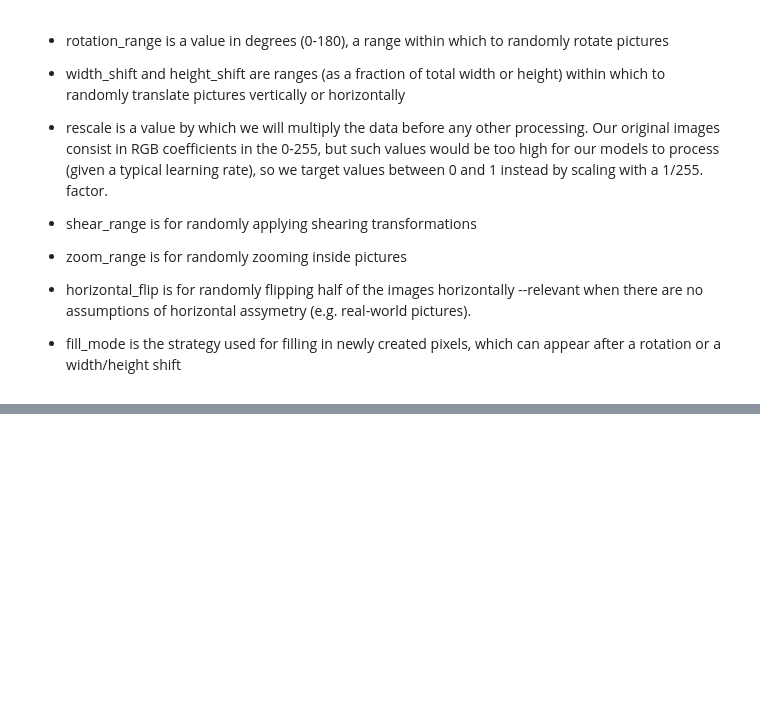
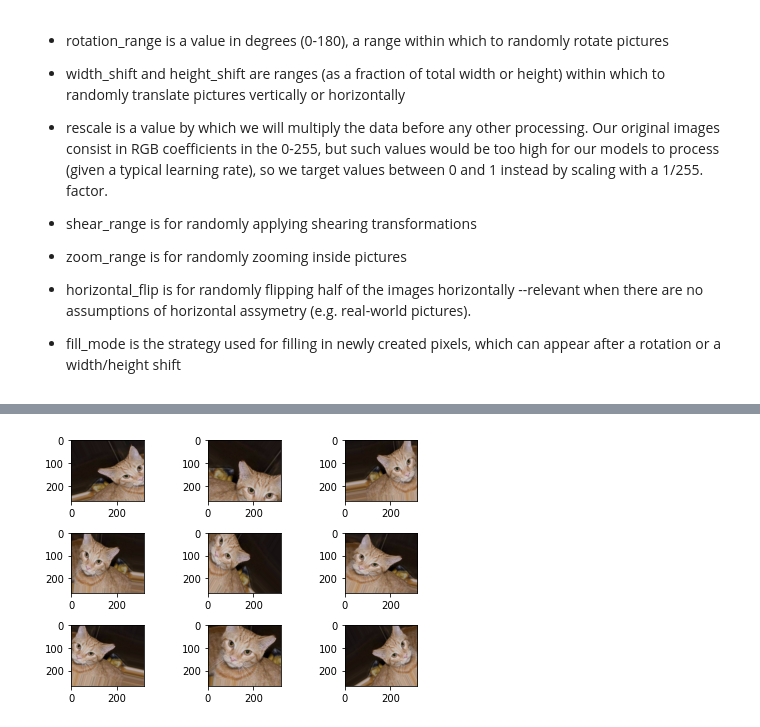
Before and after one commit to Meghashyamt/DataAugumentation, a Jupyter notebook: Data Augumentation.ipynb, the cells around one changed output, grey strips where cells are left out. Saved outputs shown, nothing was run; the diff lists cells and outputs as text; code cells hidden in the pictures; blank space fills up the shorter version.

```diff
--- a/Data Augumentation.ipynb
+++ b/Data Augumentation.ipynb
@@ -42,0 +48,18 @@ for batch in datagen.flow(x, batch_size=1,
+# %%
+it = datagen.flow(x, batch_size=1)
+# generate samples and plot
+pl
+for i in range(9):
+# define subplot
+    plt.subplot(330 + 1 + i)
+# generate batch of images
+    batch = it.next()
+    # convert to unsigned integers for viewing
+    image = batch[0].astype('uint8')
+    # plot raw pixel data
+    plt.imshow(image)
+# show the figure
+plt.tight_layout()
+plt.show()
+# %% [output]
+[figure, added]
```
Also changed, not shown: parts of 3 cells of this notebook.
